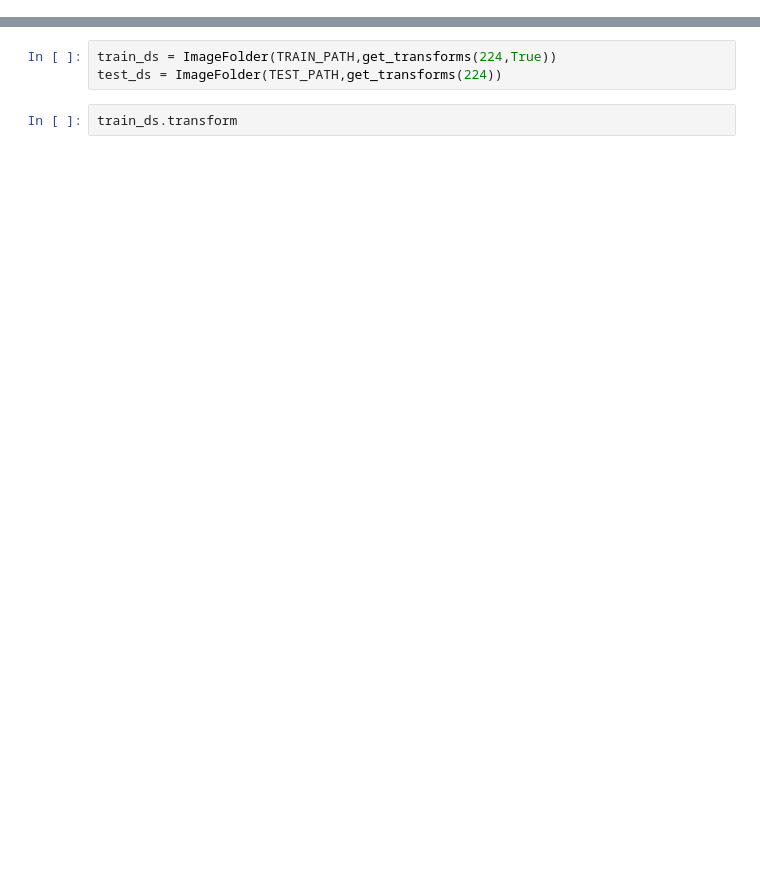
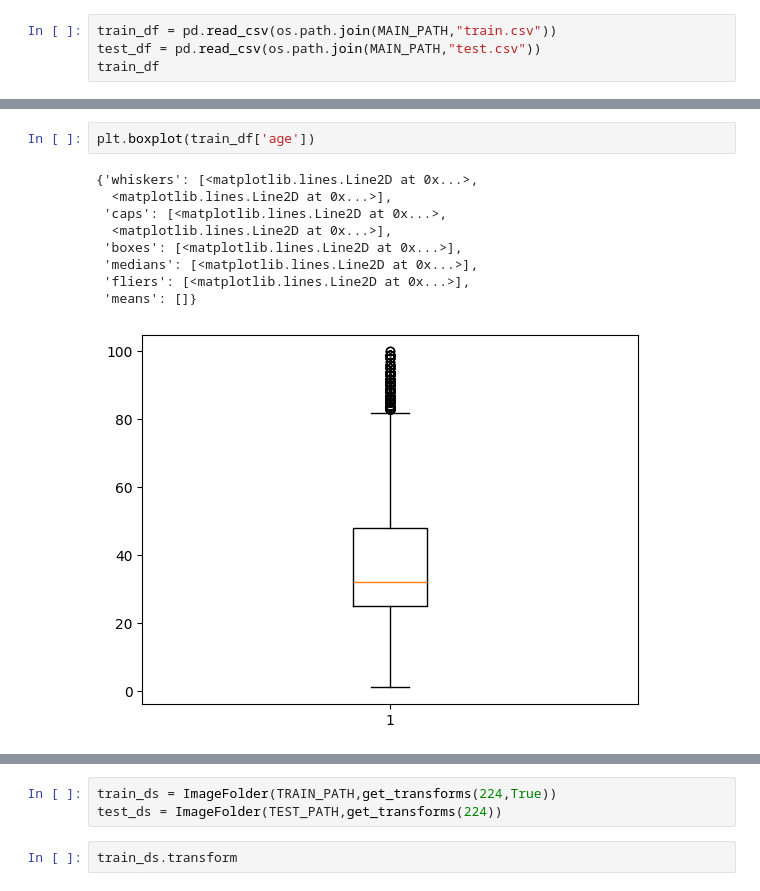
Before and after one commit to abdubakr77/FaceAge-Classifier, a Jupyter notebook: Face Age Classifier.ipynb, the cells around one changed output, grey strips where cells are left out. Drawn from its saved outputs; the diff is of its cells as text; blank space fills up the shorter version.

```diff
--- a/Face Age Classifier.ipynb
+++ b/Face Age Classifier.ipynb
@@ -63,3 +66,7 @@ df
 | 148 | test/51-60/28.jpg | 51-60 | test |
 | 149 | test/51-60/29.jpg | 51-60 | test |
 150 rows × 3 columns
+# %%
+train_df = pd.read_csv(os.path.join(MAIN_PATH,"train.csv"))
+test_df = pd.read_csv(os.path.join(MAIN_PATH,"test.csv"))
+train_df
@@ -66 +115,13 @@ df
+# %%
+plt.boxplot(train_df['age'])
+# %% [output]
+{'whiskers': [<matplotlib.lines.Line2D at 0x...>,
+  <matplotlib.lines.Line2D at 0x...>],
+ 'caps': [<matplotlib.lines.Line2D at 0x...>,
+  <matplotlib.lines.Line2D at 0x...>],
+ 'boxes': [<matplotlib.lines.Line2D at 0x...>],
+ 'medians': [<matplotlib.lines.Line2D at 0x...>],
+ 'fliers': [<matplotlib.lines.Line2D at 0x...>],
+ 'means': []}
+[figure, added]
 # %%
```
Also changed, not shown: parts of 14 cells of this notebook.
